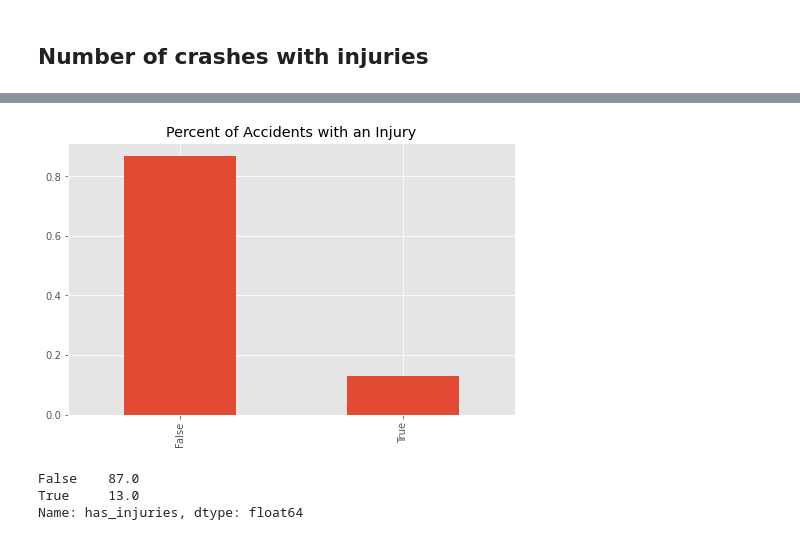
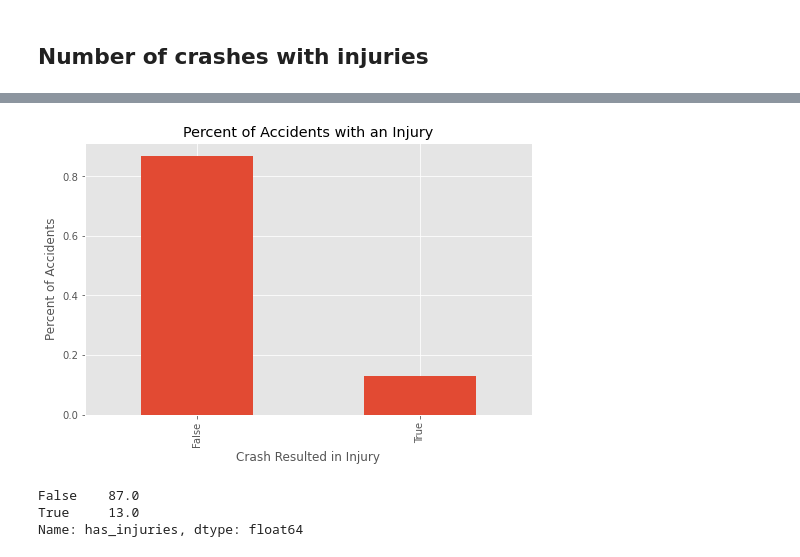
Before and after one commit to jkh-code/predicting-traffic-accident-injuries, a Jupyter notebook: notebooks/eda-crashes.ipynb, the cells around one changed output, grey strips where cells are left out. Drawn from its saved outputs; the diff is of its cells as text; code cells hidden in the pictures.

Commit message:
Add plots

```diff
--- a/notebooks/eda-crashes.ipynb
+++ b/notebooks/eda-crashes.ipynb
@@ -38,11 +39,13 @@ df_crashes.shape
 # %%
 fig, ax = plt.subplots(figsize=(8, 5))
 (df_crashes["has_injuries"]
      .value_counts(dropna=False, normalize=True)
      .plot(kind="bar", ax=ax))
-ax.set_title("Percent of Accidents with an Injury");
+ax.set_title("Percent of Accidents with an Injury")
+ax.set_xlabel("Crash Resulted in Injury")
+ax.set_ylabel("Percent of Accidents");
 # %% [output]
-[figure, old version]
+[figure, new version]
 # %%
 np.round(df_crashes["has_injuries"].value_counts(dropna=False, normalize=True)*100, 0)
 # %% [output]
```
Also changed, not shown: parts of 17 cells of this notebook.
